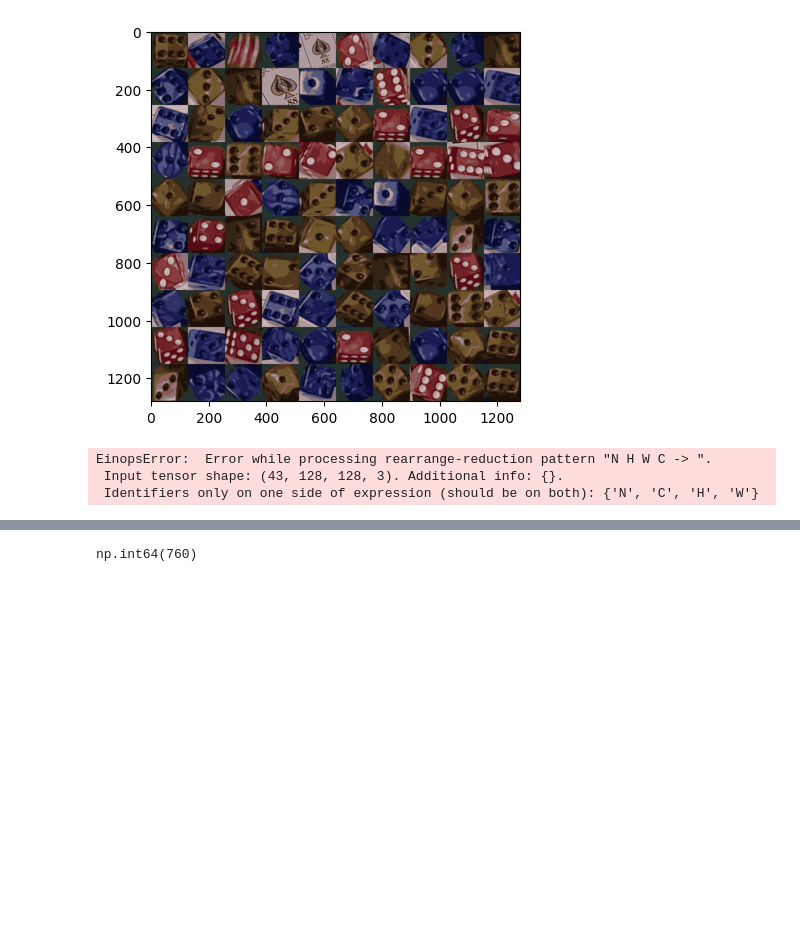
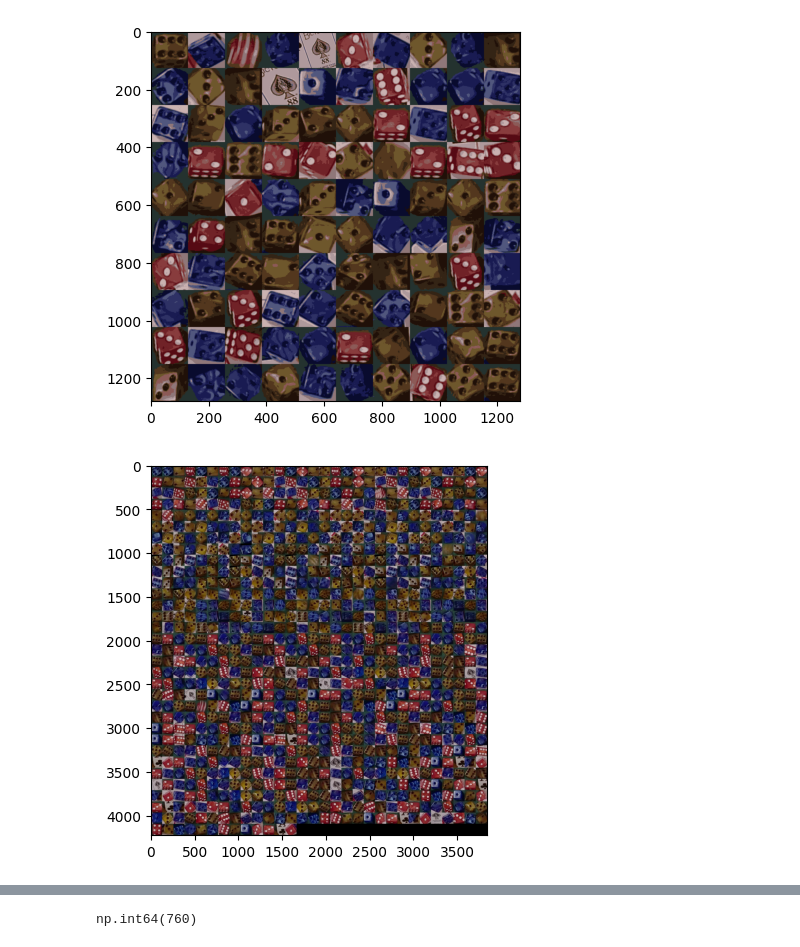
Before and after one commit to Stefhermann/cv5561-f25-team-spoton, a Jupyter notebook: classify_dice.ipynb, the cells around one changed output, grey strips where cells are left out. Saved outputs shown, nothing was run; the diff lists cells and outputs as text; code cells hidden in the pictures; blank space fills up the shorter version.

```diff
--- a/classify_dice.ipynb
+++ b/classify_dice.ipynb
@@ -121,8 +126,6 @@ plt.show()
 # %%
 limgs,lids,lplayers,lvalues = classify_dice.load_labeled_dice()
 # %%
-# classify_dice.imshow(einops.rearrange(limgs[lplayers==0,:,:,:], "N H W C -> "))
+classify_dice.show_imgs_grid(all_dice,width=30)
 # %% [output]
-EinopsError:  Error while processing rearrange-reduction pattern "N H W C -> ".
- Input tensor shape: (43, 128, 128, 3). Additional info: {}.
- Identifiers only on one side of expression (should be on both): {'N', 'C', 'H', 'W'}
+[figure, added]
```
Also changed, not shown: parts of 10 cells of this notebook.
